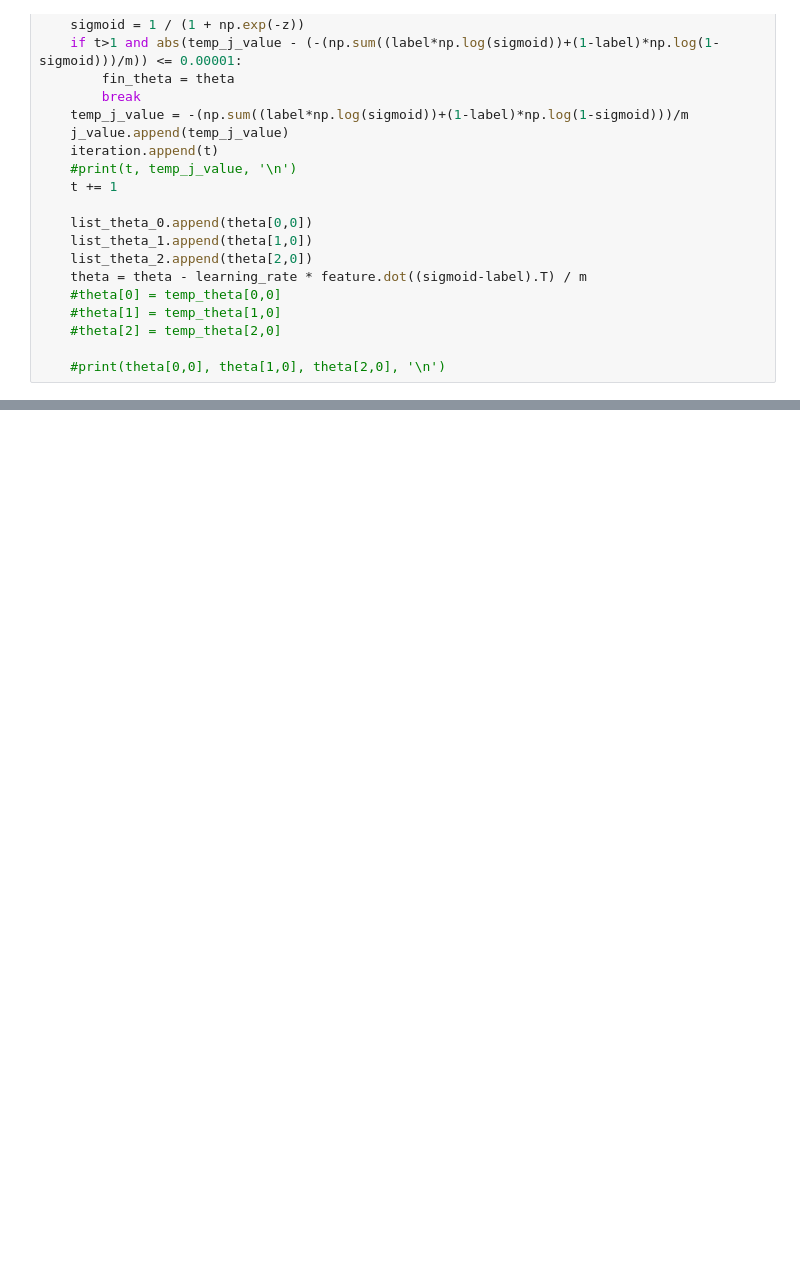
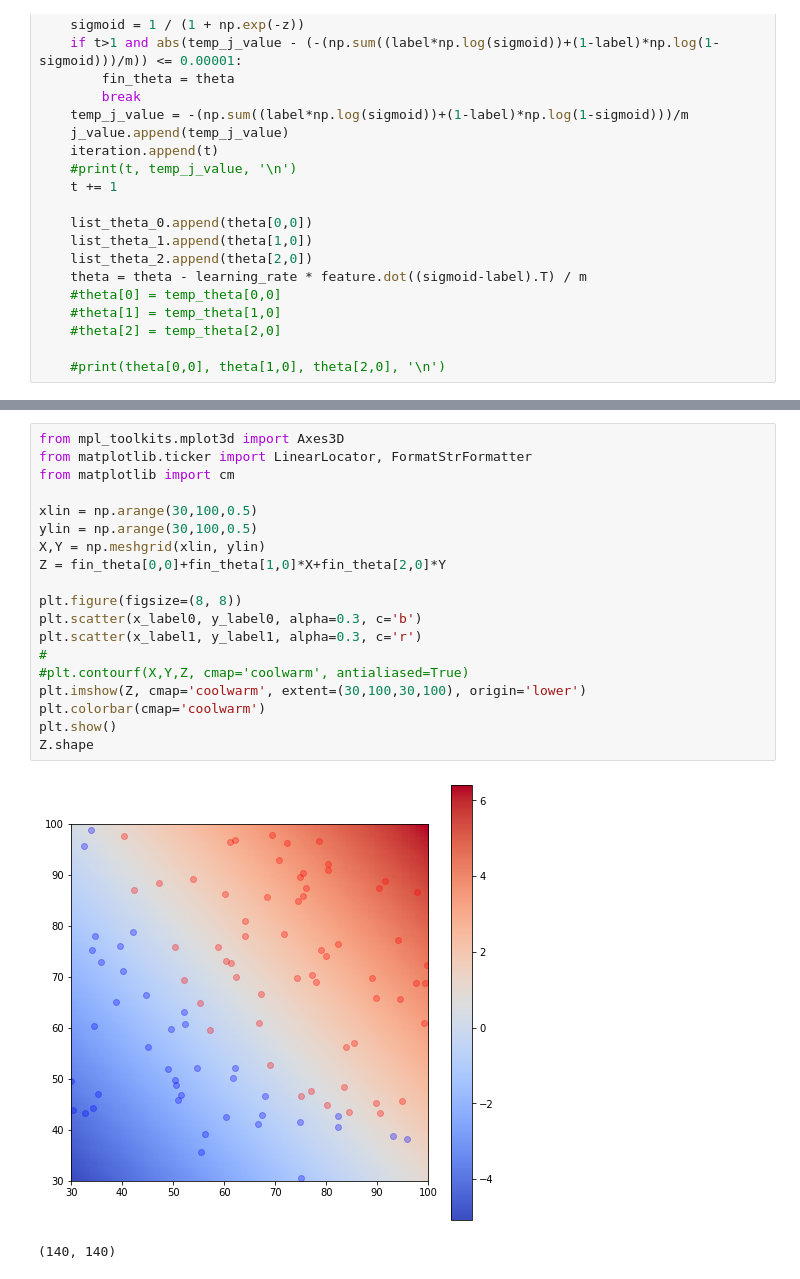
Before and after one commit to cmichael231117/Machine-Learning, a Jupyter notebook: assignment/05/assignment-05.ipynb, the cells around one changed output, grey strips where cells are left out. Cells and saved outputs as stored; diff of their text form; blank space fills up the shorter version.

```diff
--- a/assignment/05/assignment-05.ipynb
+++ b/assignment/05/assignment-05.ipynb
@@ -110,0 +105,22 @@ plt.show()
+# %%
+from mpl_toolkits.mplot3d import Axes3D
+from matplotlib.ticker import LinearLocator, FormatStrFormatter
+from matplotlib import cm
+
+xlin = np.arange(30,100,0.5)
+ylin = np.arange(30,100,0.5)
+X,Y = np.meshgrid(xlin, ylin)
+Z = fin_theta[0,0]+fin_theta[1,0]*X+fin_theta[2,0]*Y
+
+plt.figure(figsize=(8, 8))
+plt.scatter(x_label0, y_label0, alpha=0.3, c='b')
+plt.scatter(x_label1, y_label1, alpha=0.3, c='r')
+#
+#plt.contourf(X,Y,Z, cmap='coolwarm', antialiased=True)
+plt.imshow(Z, cmap='coolwarm', extent=(30,100,30,100), origin='lower')
+plt.colorbar(cmap='coolwarm')
+plt.show()
+Z.shape
+# %% [output]
+[figure, added]
+(140, 140)
```
Also changed, not shown: parts of 8 cells of this notebook.
